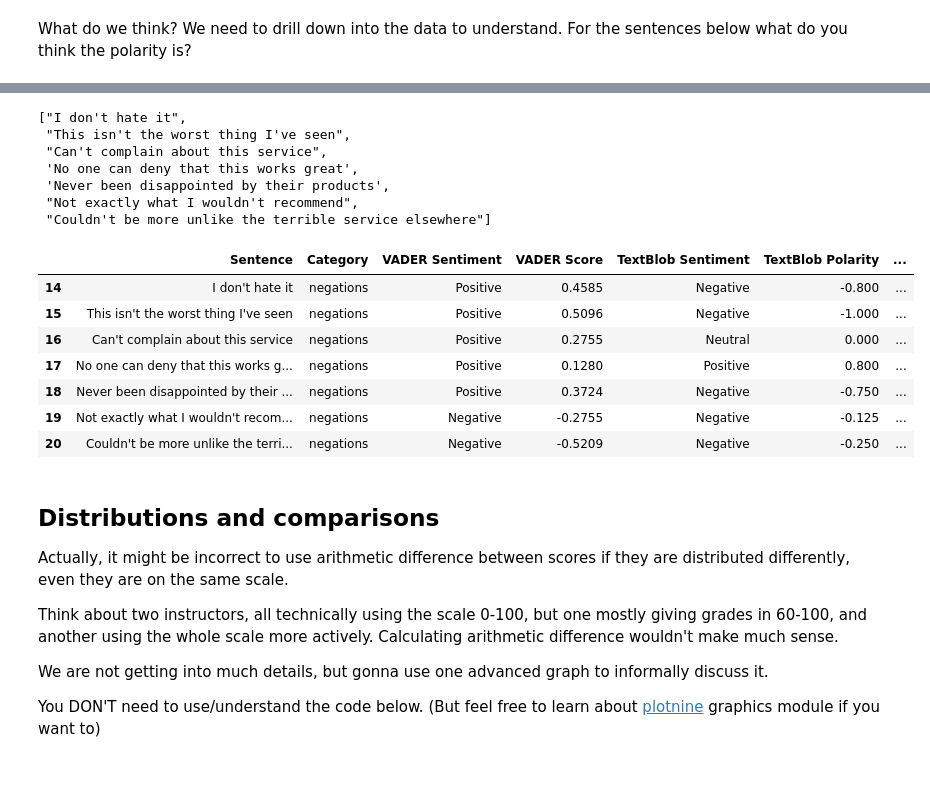
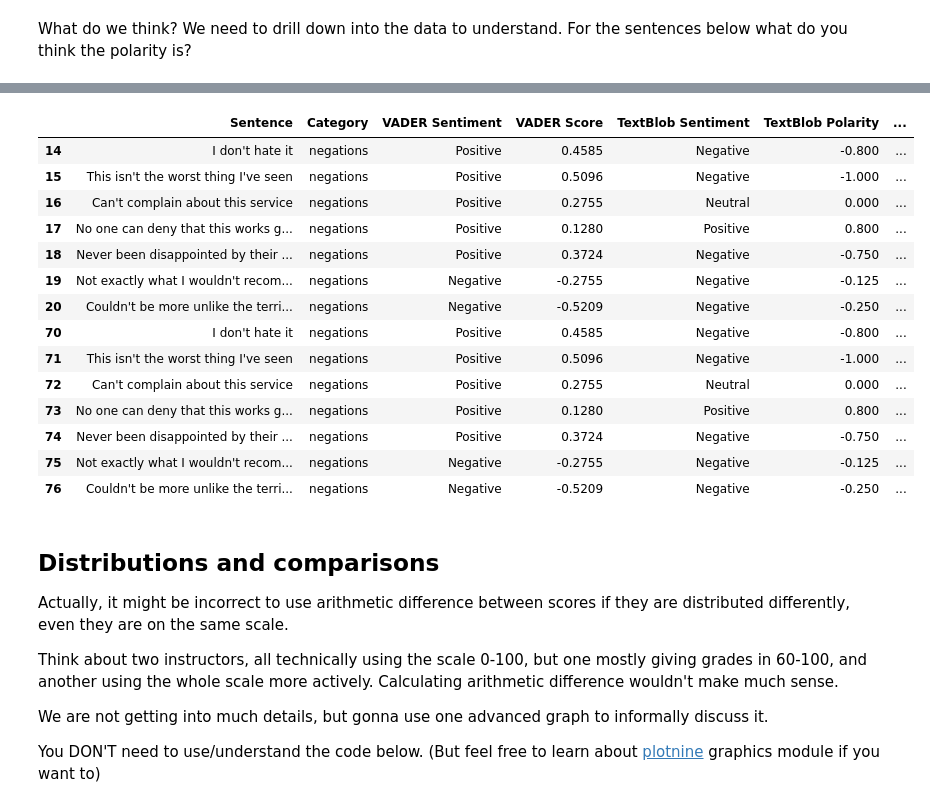
Before and after one commit to UofTCompDSci/eng286-fall-2024, a Jupyter notebook: week11/lecture/W11_lecture.ipynb, the cells around one changed output, grey strips where cells are left out. Saved outputs shown, nothing was run; the diff lists cells and outputs as text; code cells hidden in the pictures; blank space fills up the shorter version.

```diff
--- a/week11/lecture/W11_lecture.ipynb
+++ b/week11/lecture/W11_lecture.ipynb
@@ -125,25 +153,22 @@ For the sentences below what do you think the polarity is?
 # %%
-pd.set_option('display.width', 10000)
-results_df[results_df["Category"]=="negations"]["Sentence"].to_list()
+pd.set_option('display.max_colwidth', 0)
+results_df[results_df["Category"]=="negations"]
 # %% [output]
-["I don't hate it",
- "This isn't the worst thing I've seen",
- "Can't complain about this service",
- 'No one can deny that this works great',
- 'Never been disappointed by their products',
- "Not exactly what I wouldn't recommend",
- "Couldn't be more unlike the terrible service elsewhere"]
+|  | Sentence | Category | VADER Sentiment | VADER Score | TextBlob Sentiment | TextBlob Polarity | ... |
+| 14 | I don't hate it | negations | Positive | 0.4585 | Negative | -0.800 | ... |
+| 15 | This isn't the worst thing I've seen | negations | Positive | 0.5096 | Negative | -1.000 | ... |
+| 16 | Can't complain about this service | negations | Positive | 0.2755 | Neutral | 0.000 | ... |
+| 17 | No one can deny that this works g... | negations | Positive | 0.1280 | Positive | 0.800 | ... |
+| 18 | Never been disappointed by their ... | negations | Positive | 0.3724 | Negative | -0.750 | ... |
+| 19 | Not exactly what I wouldn't recom... | negations | Negative | -0.2755 | Negative | -0.125 | ... |
+| 20 | Couldn't be more unlike the terri... | negations | Negative | -0.5209 | Negative | -0.250 | ... |
+| 70 | I don't hate it | negations | Positive | 0.4585 | Negative | -0.800 | ... |
+| 71 | This isn't the worst thing I've seen | negations | Positive | 0.5096 | Negative | -1.000 | ... |
+| 72 | Can't complain about this service | negations | Positive | 0.2755 | Neutral | 0.000 | ... |
+| 73 | No one can deny that this works g... | negations | Positive | 0.1280 | Positive | 0.800 | ... |
+| 74 | Never been disappointed by their ... | negations | Positive | 0.3724 | Negative | -0.750 | ... |
+| 75 | Not exactly what I wouldn't recom... | negations | Negative | -0.2755 | Negative | -0.125 | ... |
+| 76 | Couldn't be more unlike the terri... | negations | Negative | -0.5209 | Negative | -0.250 | ... |
-# %%
-results_df[results_df["Category"]=="negations"]
-# %% [output]
-|  | Sentence | Category | VADER Sentiment | VADER Score | TextBlob Sentiment | TextBlob Polarity | ... |
-| 14 | I don't hate it | negations | Positive | 0.4585 | Negative | -0.800 | ... |
-| 15 | This isn't the worst thing I've seen | negations | Positive | 0.5096 | Negative | -1.000 | ... |
-| 16 | Can't complain about this service | negations | Positive | 0.2755 | Neutral | 0.000 | ... |
-| 17 | No one can deny that this works g... | negations | Positive | 0.1280 | Positive | 0.800 | ... |
-| 18 | Never been disappointed by their ... | negations | Positive | 0.3724 | Negative | -0.750 | ... |
-| 19 | Not exactly what I wouldn't recom... | negations | Negative | -0.2755 | Negative | -0.125 | ... |
-| 20 | Couldn't be more unlike the terri... | negations | Negative | -0.5209 | Negative | -0.250 | ... |
 # %% [markdown]
 ## Distributions and comparisons
 
```
Also changed, not shown: parts of 9 cells of this notebook.
